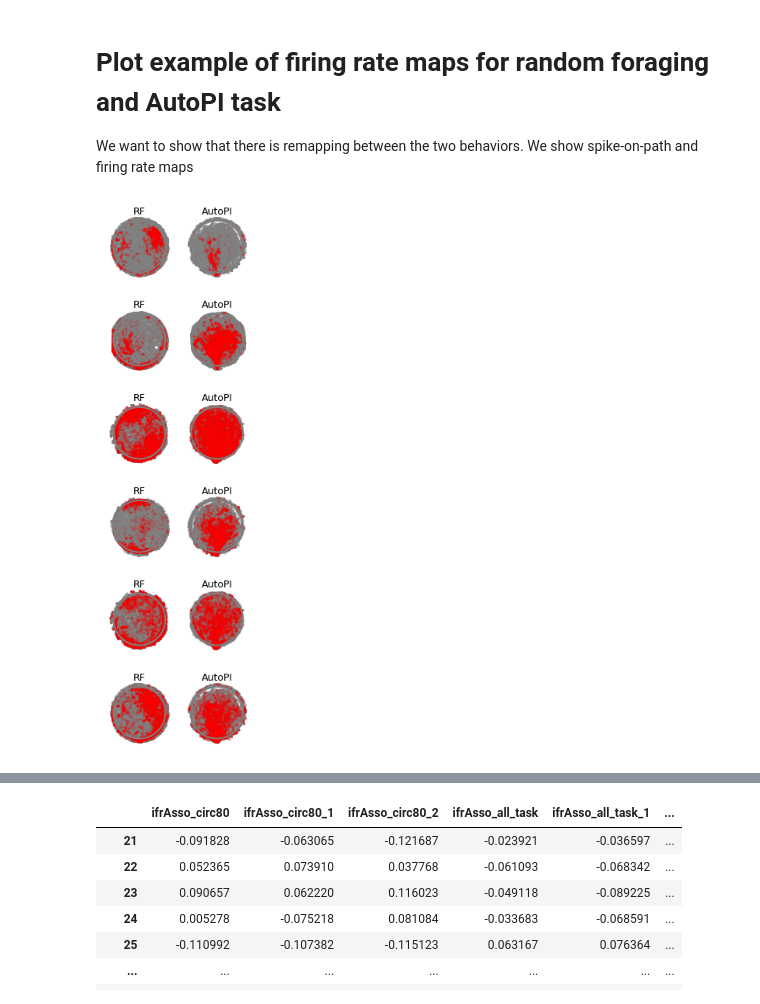
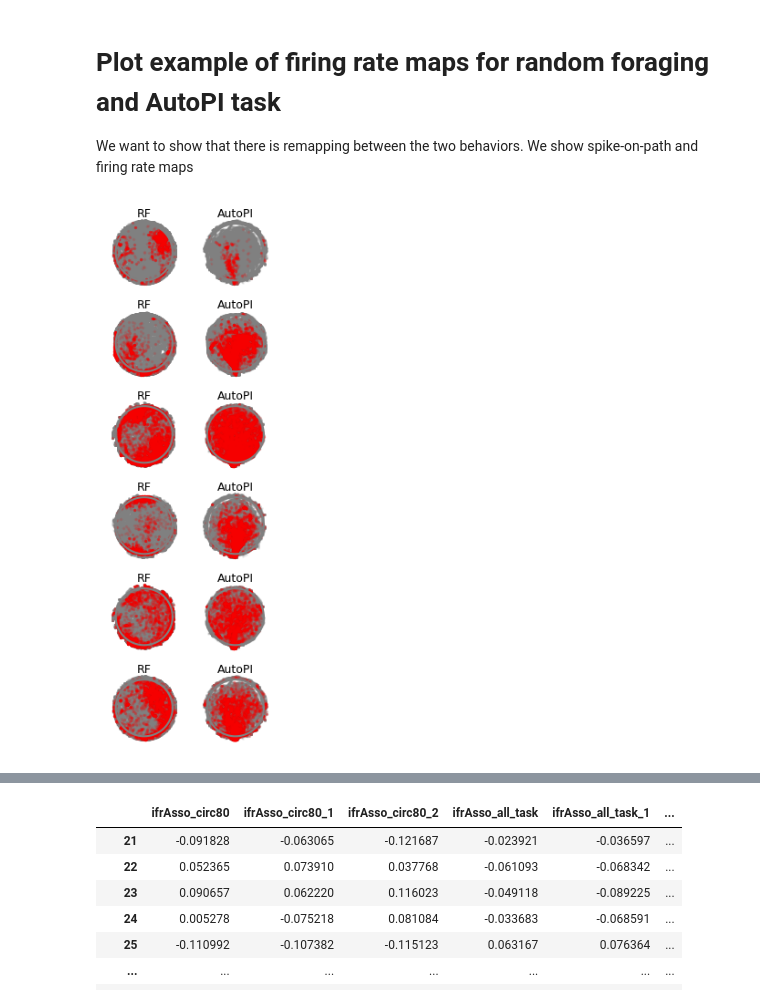
Before and after one commit to Mrymna/Jazi_et.al_2023_noInt, a Jupyter notebook: fig3/Figure3.ipynb, the cells around one changed output, grey strips where cells are left out. Cells and saved outputs as stored; diff of their text form; code cells hidden in the pictures.

```diff
--- a/fig3/Figure3.ipynb
+++ b/fig3/Figure3.ipynb
@@ -309,18 +309,18 @@ def plot_spike_on_path_auto_rf(gs,
 # %%
 cluIndices = [306, 25,101, 405,106, 307]
 #cluIndices = [306]
 row=6
 col=2
-sizePerCol=1.0
-sizePerRow=1.2
+sizePerCol=1.0 # 1
+sizePerRow=1.0 # 1.2
 fig = plt.figure(figsize=(col*sizePerCol,row*sizePerRow),constrained_layout=True) # create the overall figure to put all the axes on
 gs = fig.add_gridspec(nrows=row, ncols=1,wspace=0.0,hspace=0.0) # one gridspec including all the figure
 
 for i, cluIndex in enumerate(cluIndices):
     specPath = gridspec.GridSpecFromSubplotSpec(nrows=1,ncols=1,subplot_spec=gs[i])
     plot_spike_on_path_auto_rf(specPath,cluIndex)
 # %% [output]
-[figure, old version]
+[figure, new version]
 # %%
 def plotMap(ax,myMap,title="",titleY=0.95):
     """
```
Also changed, not shown: parts of 22 cells of this notebook.
